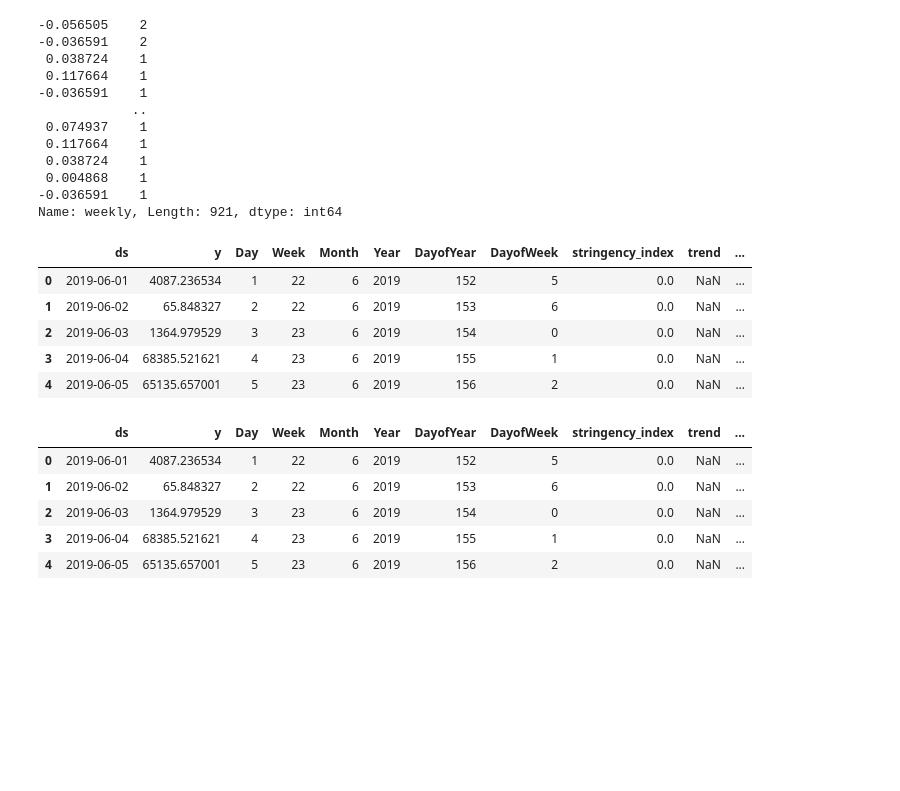
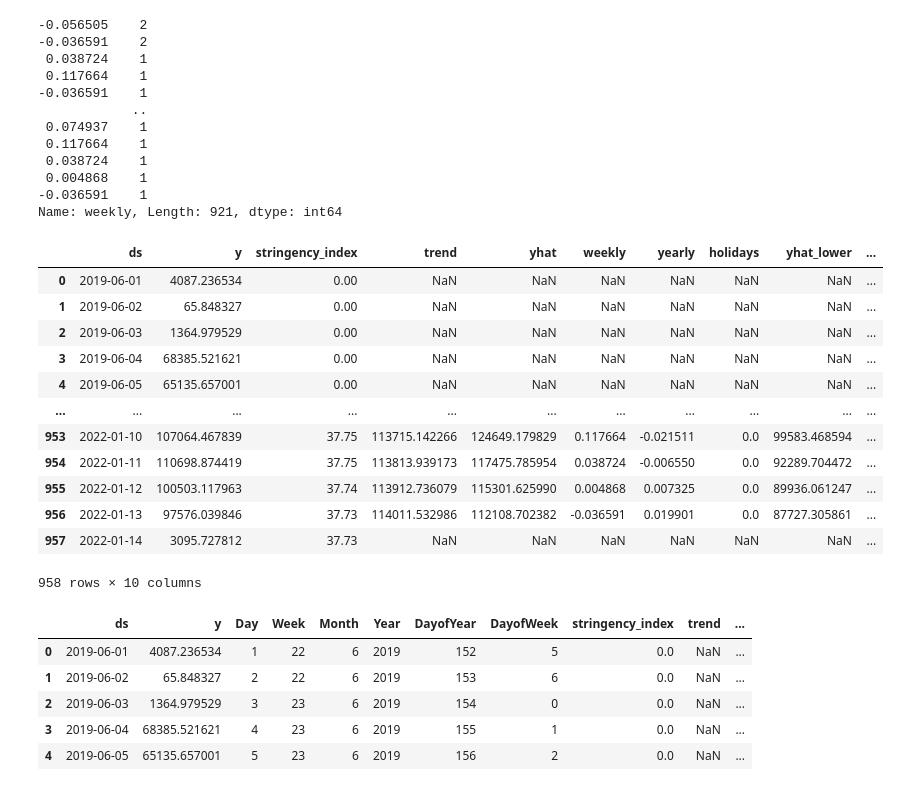
Before and after one commit to alexwesch/lighthouse_final_project, a Jupyter notebook: regressor_exploration.ipynb, the cells around one changed output. Drawn from its saved outputs; the diff is of its cells as text; code cells hidden in the pictures; blank space fills up the shorter version.

```diff
--- a/regressor_exploration.ipynb
+++ b/regressor_exploration.ipynb
@@ -56,4 +70,4 @@ array(['ds', 'trend', 'yhat', 'weekly', 'yearly', 'holidays'],
 # %%
 #prophet prediction
 forecast = pd.read_csv('prophet_forecast.csv')
-forecast = forecast[['ds', 'trend','yhat','weekly', 'yearly','holidays']]
+forecast.columns.values
@@ -60,3 +92,4 @@ forecast = forecast[['ds', 'trend','yhat','weekly', 'yearly','holidays']]
 # %%
+forecast = forecast[['ds', 'trend','yhat','weekly', 'yearly','holidays','yhat_lower', 'yhat_upper']]
 forecast.head()
 # %% [output]
@@ -84,14 +117,21 @@ Name: weekly, Length: 921, dtype: int64
 # %%
 forecast['ds']=  pd.to_datetime(forecast['ds'])
 data = pd.merge(data,forecast,on='ds',how='left')
-data.head()
+data
 # %% [output]
-|  | ds | y | Day | Week | Month | Year | DayofYear | DayofWeek | stringency_index | trend | ... |
-| 0 | 2019-06-01 | 4087.236534 | 1 | 22 | 6 | 2019 | 152 | 5 | 0.0 | NaN | ... |
-| 1 | 2019-06-02 | 65.848327 | 2 | 22 | 6 | 2019 | 153 | 6 | 0.0 | NaN | ... |
-| 2 | 2019-06-03 | 1364.979529 | 3 | 23 | 6 | 2019 | 154 | 0 | 0.0 | NaN | ... |
-| 3 | 2019-06-04 | 68385.521621 | 4 | 23 | 6 | 2019 | 155 | 1 | 0.0 | NaN | ... |
-| 4 | 2019-06-05 | 65135.657001 | 5 | 23 | 6 | 2019 | 156 | 2 | 0.0 | NaN | ... |
+|  | ds | y | stringency_index | trend | yhat | weekly | yearly | holidays | yhat_lower | ... |
+| 0 | 2019-06-01 | 4087.236534 | 0.00 | NaN | NaN | NaN | NaN | NaN | NaN | ... |
+| 1 | 2019-06-02 | 65.848327 | 0.00 | NaN | NaN | NaN | NaN | NaN | NaN | ... |
+| 2 | 2019-06-03 | 1364.979529 | 0.00 | NaN | NaN | NaN | NaN | NaN | NaN | ... |
+| 3 | 2019-06-04 | 68385.521621 | 0.00 | NaN | NaN | NaN | NaN | NaN | NaN | ... |
+| 4 | 2019-06-05 | 65135.657001 | 0.00 | NaN | NaN | NaN | NaN | NaN | NaN | ... |
+| ... | ... | ... | ... | ... | ... | ... | ... | ... | ... | ... |
+| 953 | 2022-01-10 | 107064.467839 | 37.75 | 113715.142266 | 124649.179829 | 0.117664 | -0.021511 | 0.0 | 99583.468594 | ... |
+| 954 | 2022-01-11 | 110698.874419 | 37.75 | 113813.939173 | 117475.785954 | 0.038724 | -0.006550 | 0.0 | 92289.704472 | ... |
+| 955 | 2022-01-12 | 100503.117963 | 37.74 | 113912.736079 | 115301.625990 | 0.004868 | 0.007325 | 0.0 | 89936.061247 | ... |
+| 956 | 2022-01-13 | 97576.039846 | 37.73 | 114011.532986 | 112108.702382 | -0.036591 | 0.019901 | 0.0 | 87727.305861 | ... |
+| 957 | 2022-01-14 | 3095.727812 | 37.73 | NaN | NaN | NaN | NaN | NaN | NaN | ... |
+958 rows × 10 columns
 # %%
 #remove outliers and first month to match forecast df
 data = data.drop(index=[366,468,774,314,957]) #180, 213
```
Also changed, not shown: parts of 27 cells of this notebook, 2 other files.
